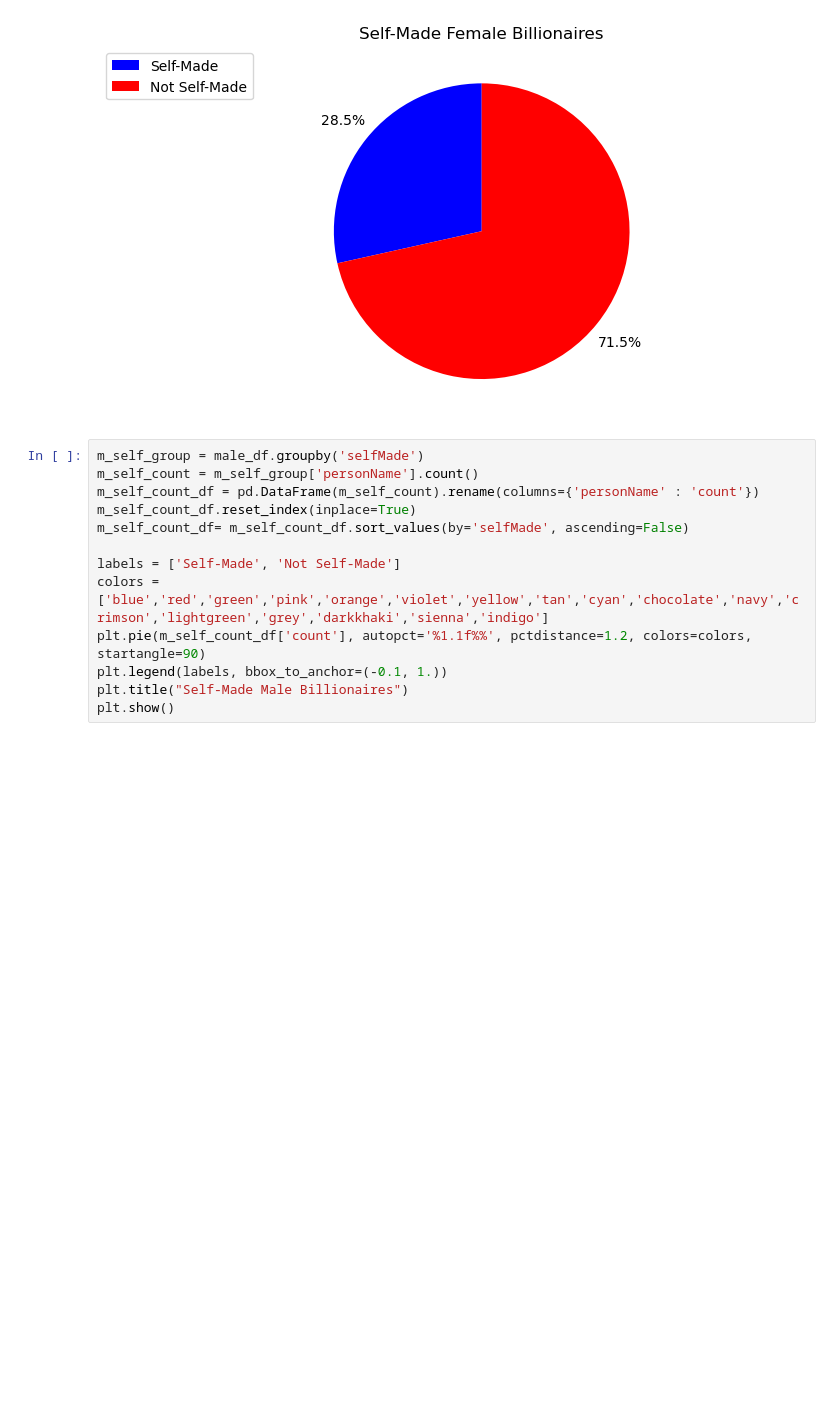
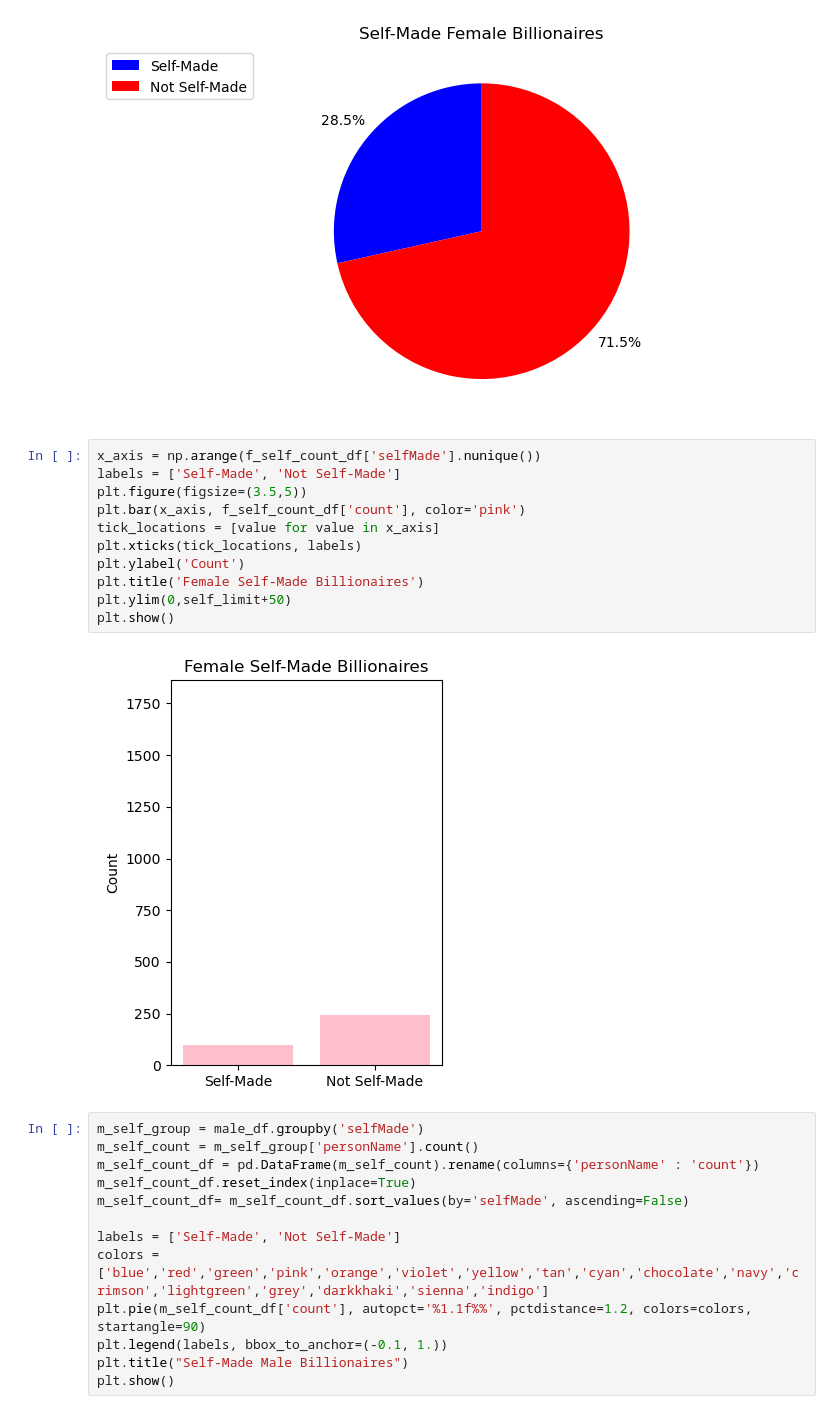
Before and after one commit to matvio16/billionaires, a Jupyter notebook: billionaires.ipynb, the cells around one changed output. Saved outputs shown, nothing was run; the diff lists cells and outputs as text; blank space fills up the shorter version.

```diff
--- a/billionaires.ipynb
+++ b/billionaires.ipynb
@@ -181,6 +195,19 @@ plt.title("Self-Made Female Billionaires")
 plt.show()
 # %% [output]
 [figure]
+# %%
+x_axis = np.arange(f_self_count_df['selfMade'].nunique())
+labels = ['Self-Made', 'Not Self-Made']
+plt.figure(figsize=(3.5,5))
+plt.bar(x_axis, f_self_count_df['count'], color='pink')
+tick_locations = [value for value in x_axis]
+plt.xticks(tick_locations, labels)
+plt.ylabel('Count')
+plt.title('Female Self-Made Billionaires')
+plt.ylim(0,self_limit+50)
+plt.show()
+# %% [output]
+[figure, added]
 # %%
 m_self_group = male_df.groupby('selfMade')
 m_self_count = m_self_group['personName'].count()
```
Also changed, not shown: parts of 2 cells of this notebook, 3 other files.
